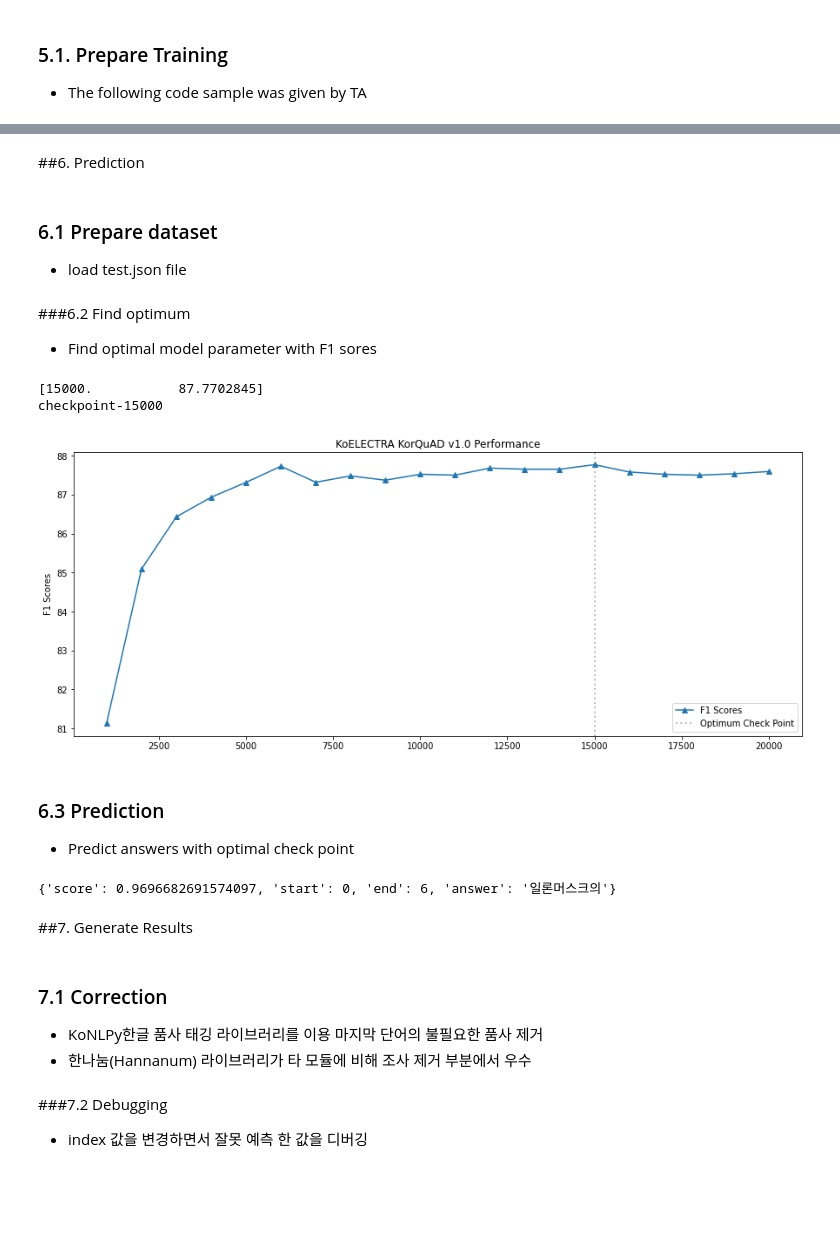
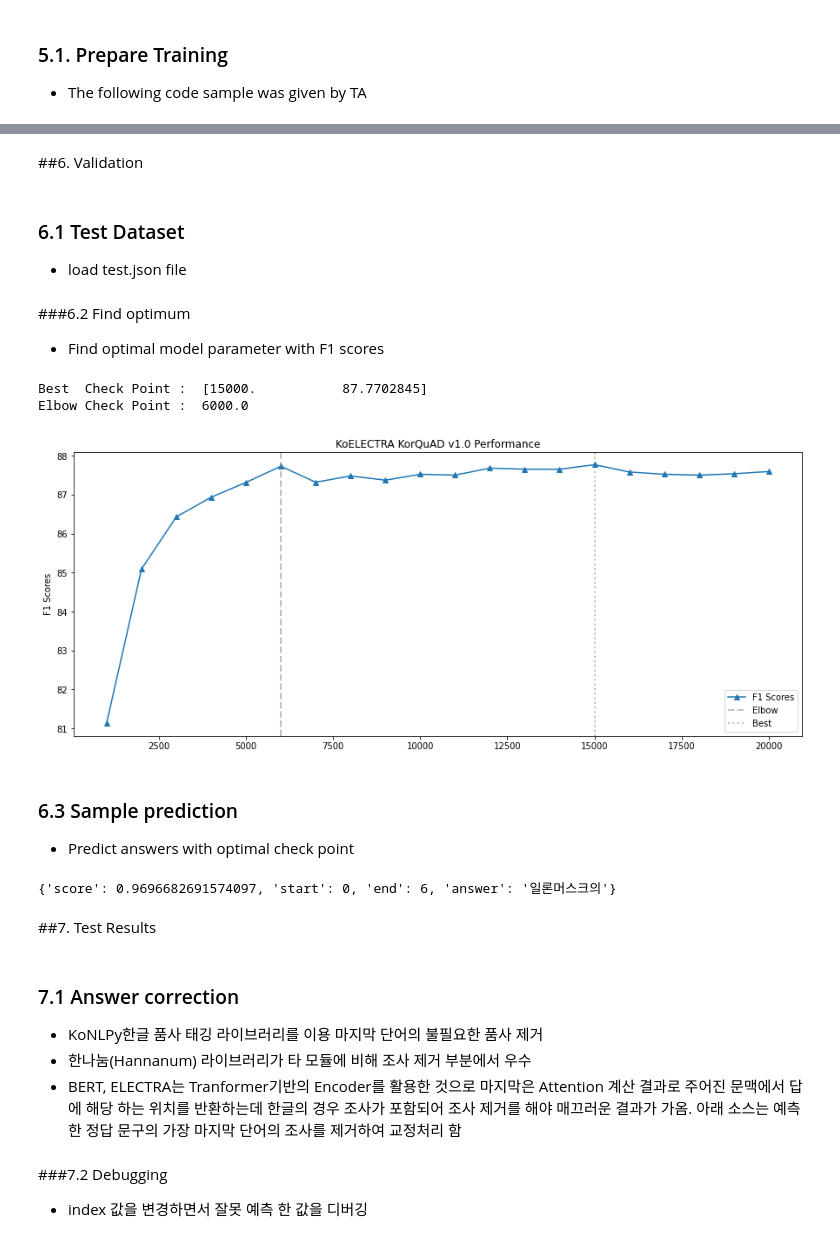
Before and after one commit to vacanteye/dfc615, a Jupyter notebook: DFC615_Project_KDJ(2020517013).ipynb, the cells around one changed output, grey strips where cells are left out. Cells and saved outputs as stored; diff of their text form; code cells hidden in the pictures; blank space fills up the shorter version.

```diff
--- a/DFC615_Project_KDJ(2020517013).ipynb
+++ b/DFC615_Project_KDJ(2020517013).ipynb
@@ -661,5 +666,5 @@ def main(args):
 # %%
-if __name__ == "__main__" and False:
+if __name__ == "__main__":
 
     data_dir = data_dir
     output_dir = output_dir
@@ -684,8 +689,8 @@ if __name__ == "__main__" and False:
     "eval_all_checkpoints": True,
     "save_optimizer": False,
     "do_lower_case": False,
-    "do_train": True,               # False : no train - KDJ 2021.6.23
-    "do_eval": True,                # False : no evaluation
+    "do_train": False,               # False : no train, painfully long time - KDJ 2021.6.23
+    "do_eval": False,                # False : no evaluation
     "num_train_epochs": 10,
     "weight_decay": 0.0,
     "gradient_accumulation_steps": 1,
@@ -709,7 +721,7 @@ if __name__ == "__main__" and False:
 # %% [markdown]
-##6. Prediction
+##6. Validation
 # %% [markdown]
-### 6.1 Prepare dataset
+### 6.1 Test Dataset
 
 * load test.json file
 # %%
@@ -726,48 +738,52 @@ if False:
   print(len(test_json['data']))
 # %% [markdown]
 ###6.2 Find optimum
-* Find optimal model parameter with F1 sores
+* Find optimal model parameter with F1 scores
 # %%
 # Using readlines()
 file1 = open(output_dir+'/eval_results.txt', 'r')
 lines = file1.readlines()
 scores = []
 for line in lines:
     if line.startswith('f1_'):
         pairs = line.split('=')
         keys = pairs[0].split('_')
 
         check = int(keys[1])
         score = float(pairs[1])
 
         scores.append([check, score])
 
 scores = np.array(scores)
 scores = scores[scores[:,0].argsort()]
 max_index = scores[:,1].argmax()
 
 optimal_score = scores[max_index]
-print(optimal_score)
+print('Best  Check Point : ', optimal_score)
+
+#Elbow Point
+kl = KneeLocator(scores[:,0], scores[:,1], curve="concave", direction="increasing")
+print('Elbow Check Point : ', kl.elbow)
 
 optimal_check_point = 'checkpoint-' + str(int(optimal_score[0]))
-print(optimal_check_point)
 
 x = scores[:,0].tolist()
 y = scores[:,1].tolist()
 
 fig, ax1 = plt.subplots(figsize=(15,6))
 ax1.set_title('KoELECTRA KorQuAD v1.0 Performance')
 ax1.set_ylabel('F1 Scores')
 ax1.plot(x, y, '-^')
+ax1.axvline(kl.elbow, linewidth=2, ls = '--', color='grey', alpha=0.5)
 ax1.axvline(optimal_score[0], linewidth=2, ls = ':', color='grey', alpha=0.5)
-ax1.legend(['F1 Scores', 'Optimum Check Point'], loc='lower right')
+ax1.legend(['F1 Scores', 'Elbow', 'Best'], loc='lower right')
 plt.show()
 # %% [output]
-[15000.           87.7702845]
-checkpoint-15000
+Best  Check Point :  [15000.           87.7702845]
+Elbow Check Point :  6000.0
-[figure, old version]
+[figure, new version]
 # %% [markdown]
-### 6.3 Prediction
+### 6.3 Sample prediction
 * Predict answers with optimal check point
 # %%
 #F1 Score 가 우수한 모델 파라미터로 예측 실행 - KDJ 2021.06.22
@@ -786,11 +802,12 @@ print(answer)
 # %% [output]
 {'score': 0.9696682691574097, 'start': 0, 'end': 6, 'answer': '일론머스크의'}
 # %% [markdown]
-##7. Generate Results
+##7. Test Results
 # %% [markdown]
-### 7.1 Correction
+### 7.1 Answer correction
 * KoNLPy한글 품사 태깅 라이브러리를 이용 마지막 단어의 불필요한 품사 제거
 * 한나눔(Hannanum) 라이브러리가 타 모듈에 비해 조사 제거 부분에서 우수
+* BERT, ELECTRA는 Tranformer기반의 Encoder를 활용한 것으로 마지막은 Attention 계산 결과로 주어진 문맥에서 답에 해당 하는 위치를 반환하는데 한글의 경우 조사가 포함되어 조사 제거를 해야 매끄러운 결과가 가옴. 아래 소스는 예측한 정답 문구의 가장 마지막 단어의 조사를 제거하여 교정처리 함
 # %%
 def my_normalize_answer(s):
     #Hannanum(한나눔), Kkma(꼬꼬마), Komoran(코모란)
```
Also changed, not shown: parts of 10 cells of this notebook.
